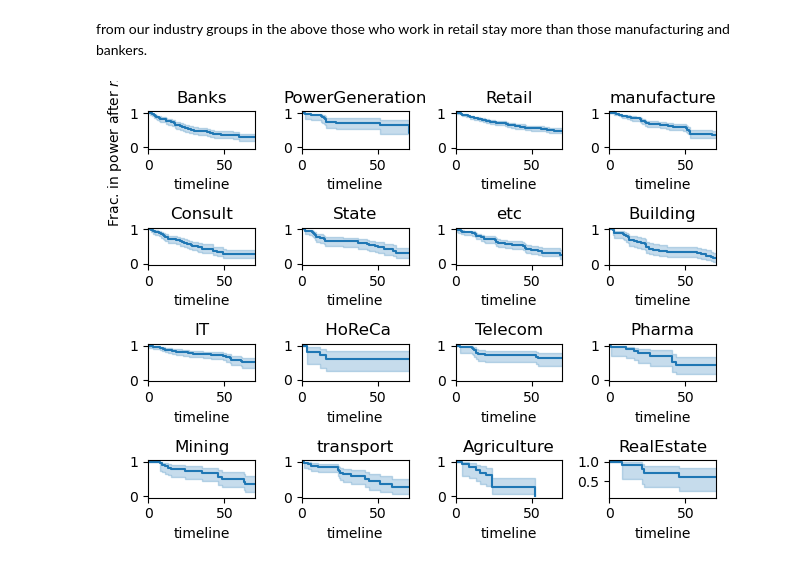
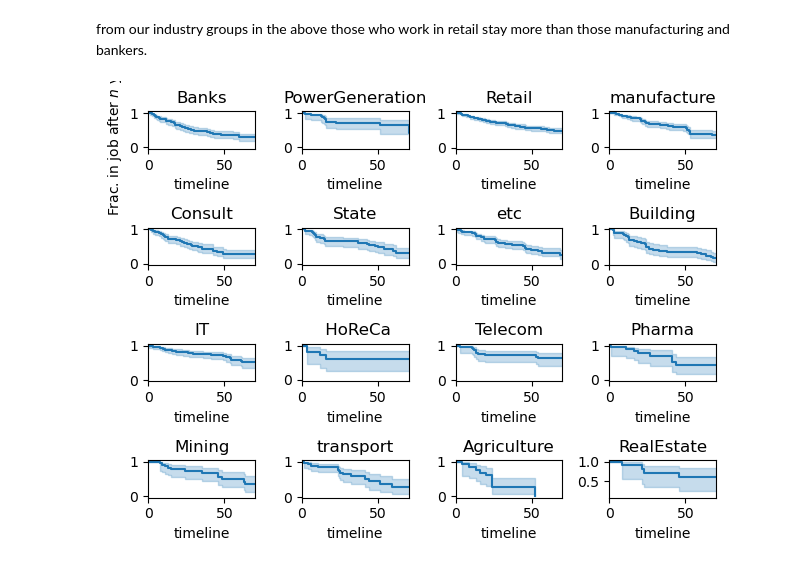
Before and after one commit to mussiehaile/Servival-analysis-for-employe-turnover, a Jupyter notebook: servival_analysis._for employee_turnover.ipynb, the cells around one changed output. Drawn from its saved outputs; the diff is of its cells as text; code cells hidden in the pictures.

```diff
--- a/servival_analysis._for employee_turnover.ipynb
+++ b/servival_analysis._for employee_turnover.ipynb
@@ -108,21 +108,21 @@ from our industry groups in the above those who work in retail stay more than th
 # %%
 industry_types = df['industry'].unique()
 num_industries = len(industry_types)
 num_rows = 4  # Adjust the number of rows as desired
 num_cols = math.ceil(num_industries / num_rows)
 
 for i, industry_type in enumerate(industry_types):
     ax = plt.subplot(num_rows, num_cols, i + 1)
     ix = df['industry'] == industry_type
     kmf.fit(T[ix], E[ix], label=industry_type)
     kmf.plot_survival_function(ax=ax, legend=False)
 
     plt.title(industry_type)
     plt.xlim(0, 70)
 
     if i==0:
-        plt.ylabel('Frac. in power after $n$ years')
+        plt.ylabel('Frac. in job after $n$ years')
 
 plt.tight_layout()
 # %% [output]
-[figure, old version]
+[figure, new version]
```
